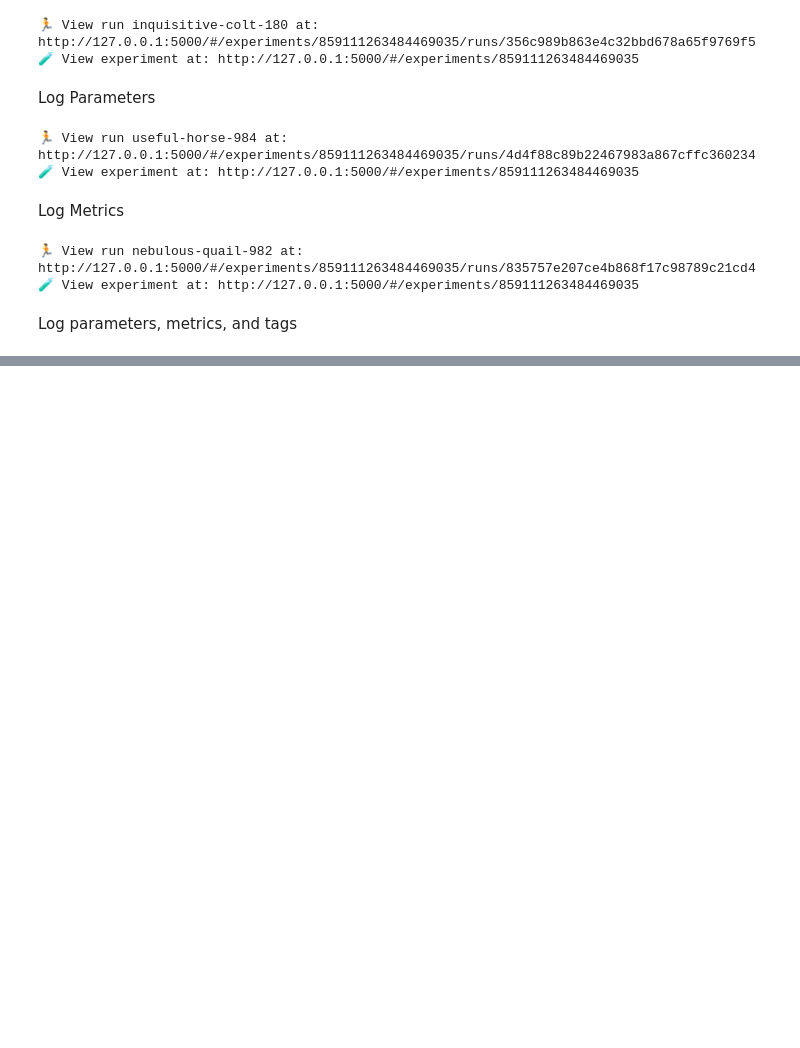
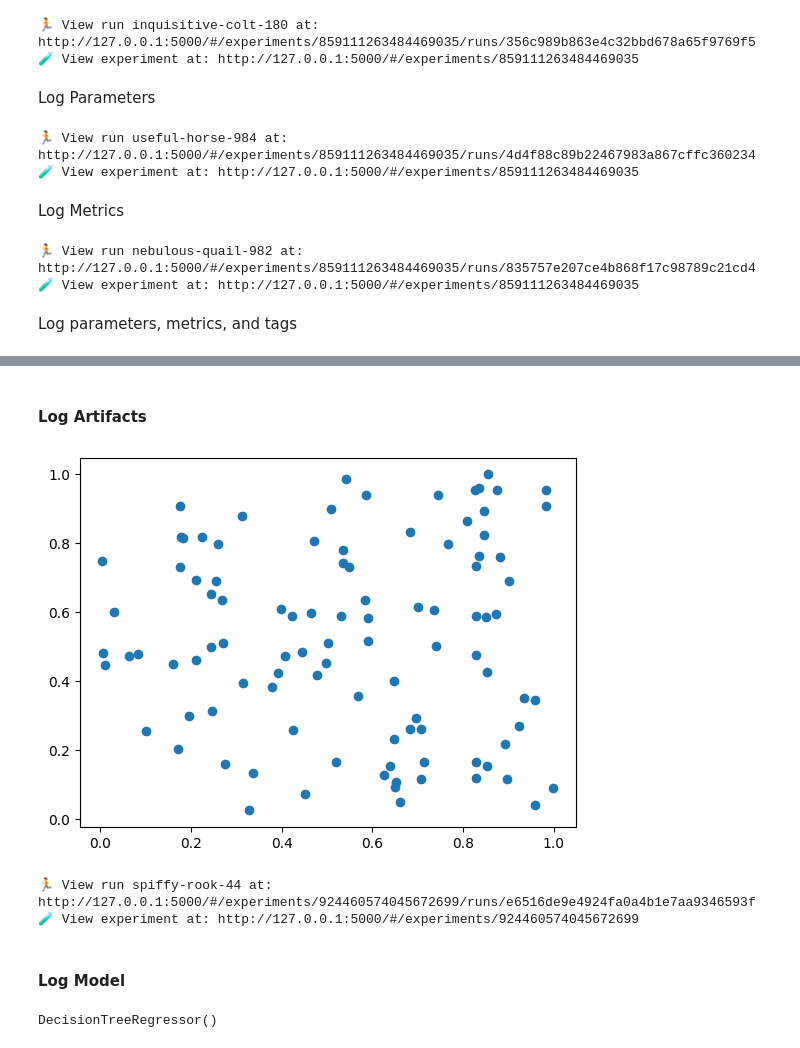
Before and after one commit to Matesanz/intro-ml-class-V, a Jupyter notebook: notebooks/MLOps I - Intro to MLFlow I.ipynb, the cells around one changed output, grey strips where cells are left out. Saved outputs shown, nothing was run; the diff lists cells and outputs as text; code cells hidden in the pictures; blank space fills up the shorter version.

Commit message:
✨ add notebook to registor models

```diff
--- a/notebooks/MLOps I - Intro to MLFlow I.ipynb
+++ b/notebooks/MLOps I - Intro to MLFlow I.ipynb
@@ -76,0 +78,33 @@ with mlflow.start_run():
+# %% [markdown]
+#### Log Artifacts
+# %%
+import numpy as np
+
+X = np.random.rand(100, 1)
+y = np.random.rand(100, 1)
+# %%
+import matplotlib.pyplot as plt
+
+PLOT_PATH = "plot.png"
+
+
+plt.scatter(X, y)
+plt.savefig(PLOT_PATH)
+# %% [output]
+[figure, added]
+# %%
+with mlflow.start_run():
+    mlflow.log_artifact(PLOT_PATH)
+# %% [output]
+🏃 View run spiffy-rook-44 at: http://127.0.0.1:5000/#/experiments/924460574045672699/runs/e6516de9e4924fa0a4b1e7aa9346593f
+🧪 View experiment at: http://127.0.0.1:5000/#/experiments/924460574045672699
+# %% [markdown]
+#### Log Model
+# %%
+from sklearn.tree import DecisionTreeRegressor
+
+
+model = DecisionTreeRegressor()
+model
+# %% [output]
+DecisionTreeRegressor()
```
Also changed, not shown: parts of 12 cells of this notebook, 1 other file.
